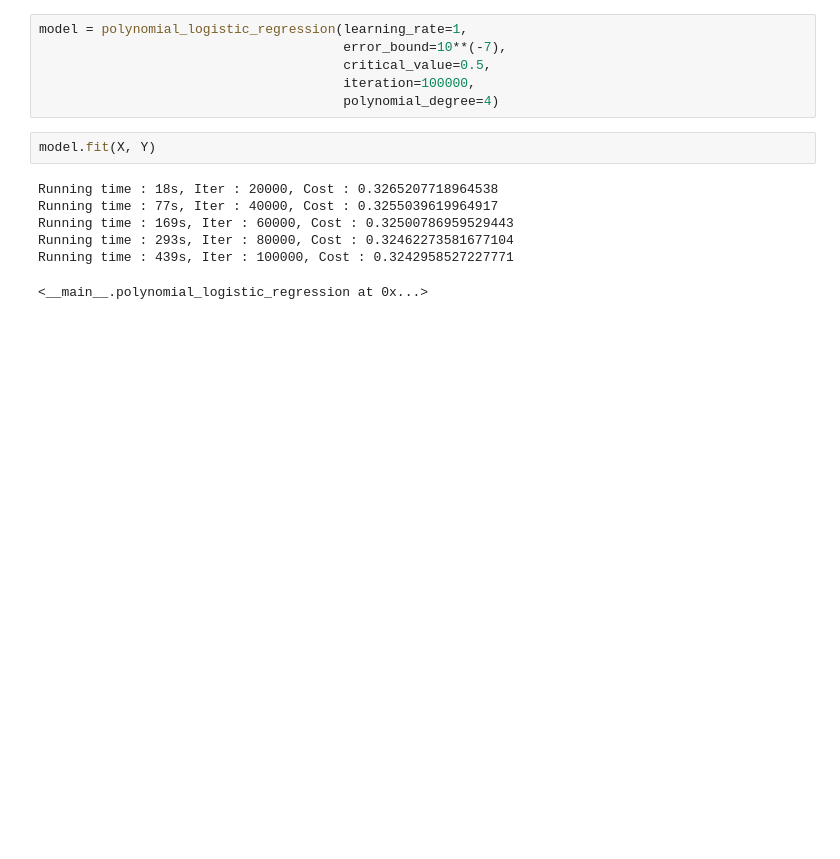
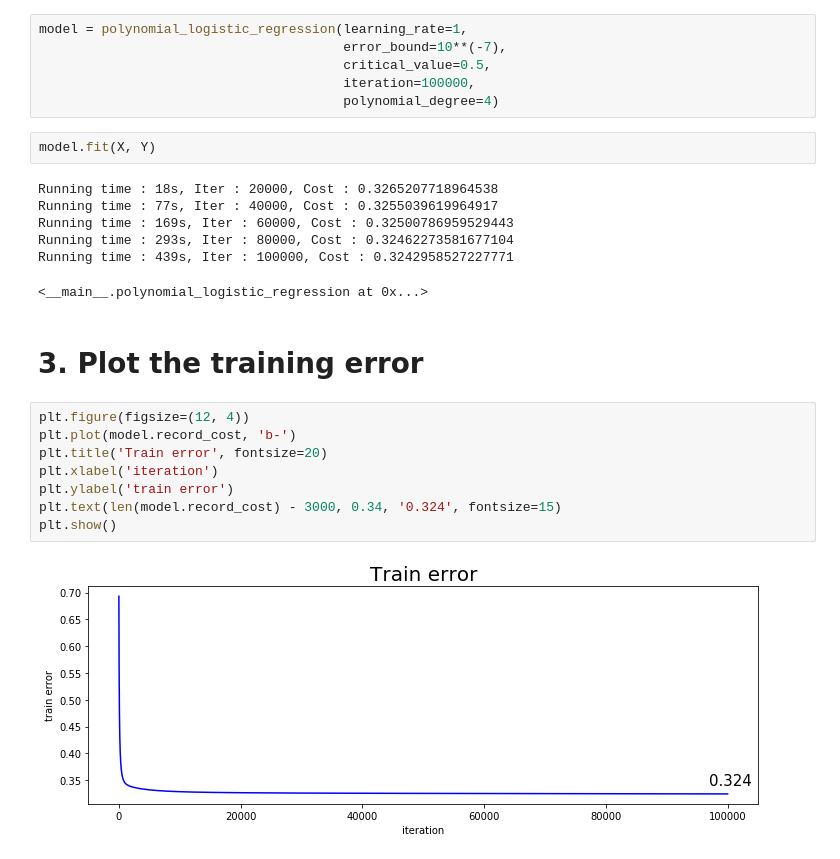
Before and after one commit to BaeHyungjun/2020-1-MachineLearning, a Jupyter notebook: 20152410_배형준_머신러닝_과제6.ipynb, the cells around one changed output. Cells and saved outputs as stored; diff of their text form; blank space fills up the shorter version.

```diff
--- a/20152410_배형준_머신러닝_과제6.ipynb
+++ b/20152410_배형준_머신러닝_과제6.ipynb
@@ -195,3 +197,15 @@ Running time : 169s, Iter : 60000, Cost : 0.32500786959529443
 Running time : 293s, Iter : 80000, Cost : 0.32462273581677104
 Running time : 439s, Iter : 100000, Cost : 0.3242958527227771
 <__main__.polynomial_logistic_regression at 0x...>
+# %% [markdown]
+# 3. Plot the training error
+# %%
+plt.figure(figsize=(12, 4))
+plt.plot(model.record_cost, 'b-')
+plt.title('Train error', fontsize=20)
+plt.xlabel('iteration')
+plt.ylabel('train error')
+plt.text(len(model.record_cost) - 3000, 0.34, '0.324', fontsize=15)
+plt.show()
+# %% [output]
+[figure, added]
```
Also changed, not shown: parts of 8 cells of this notebook.
